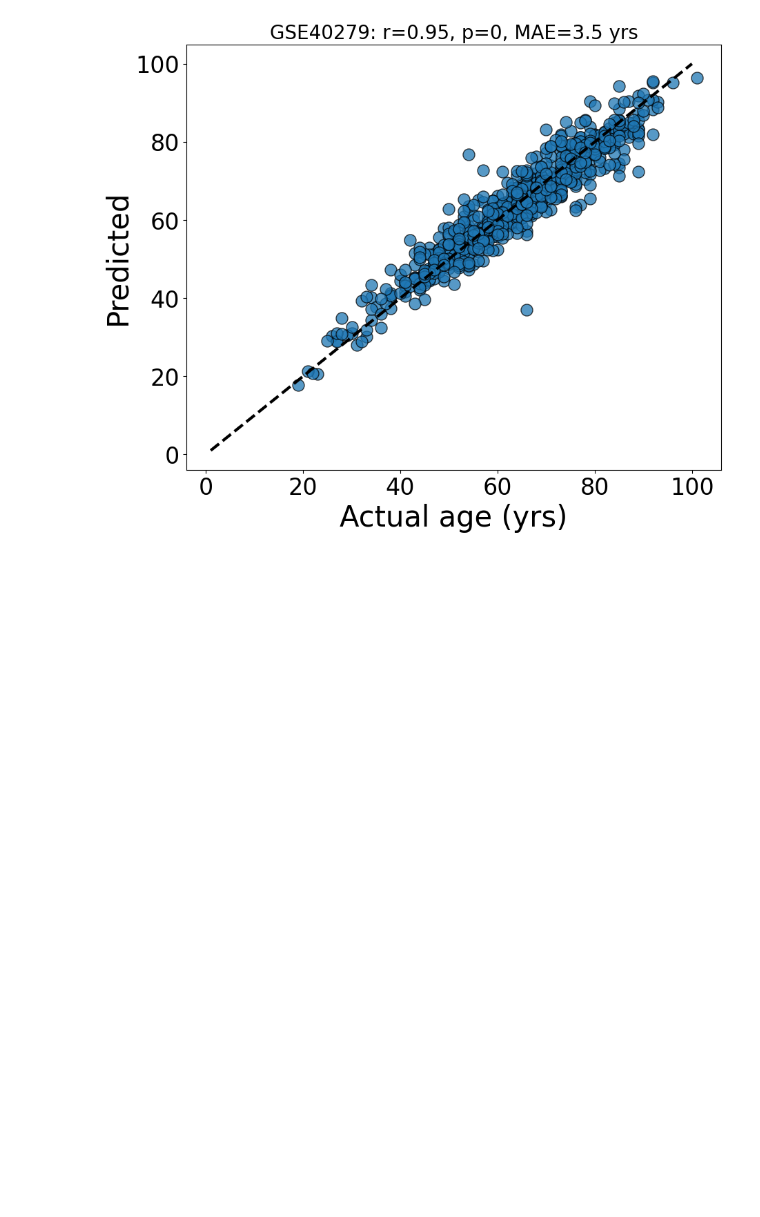
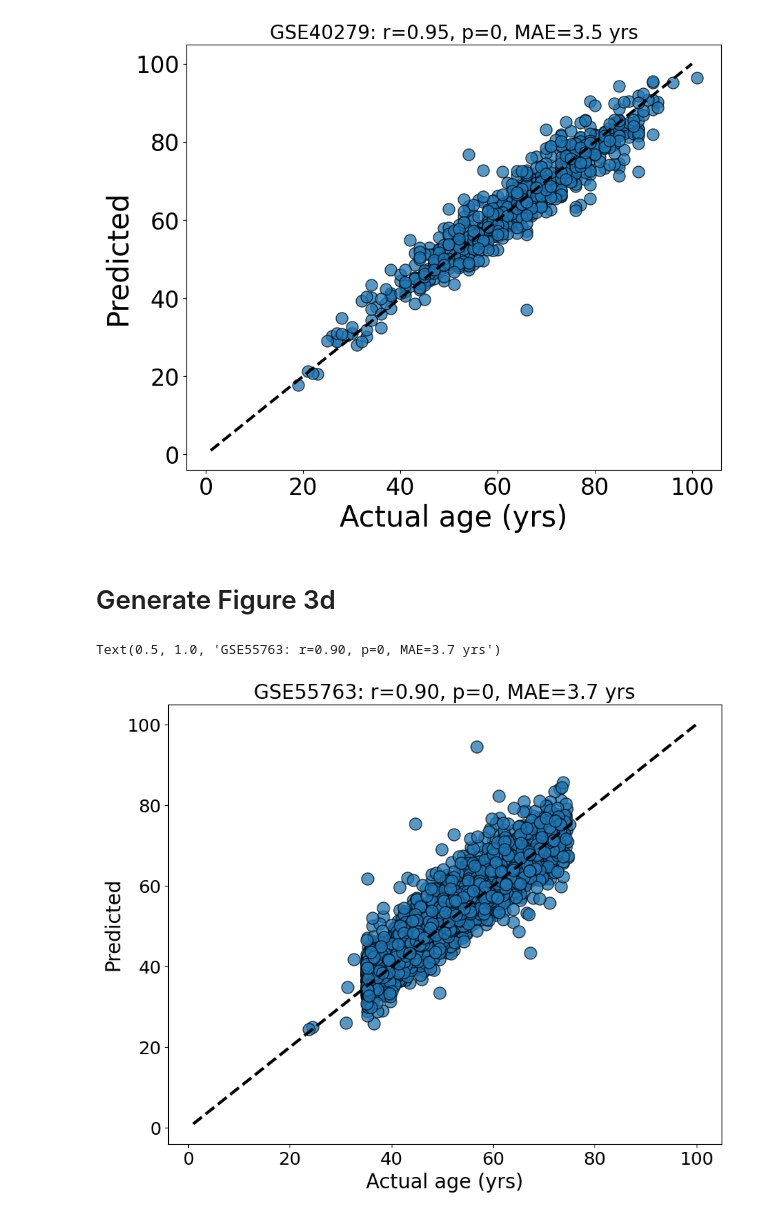
Before and after one commit to SkinnerCM/conboy-laboratory, a Jupyter notebook: dnam-clocks/mFSS-clock/notebooks/Generate figures/Generate Figure 3.ipynb, the cells around one changed output. Saved outputs shown, nothing was run; the diff lists cells and outputs as text; code cells hidden in the pictures; blank space fills up the shorter version.

Commit message:
update 'Generate Figure 3' notebook

```diff
--- a/dnam-clocks/mFSS-clock/notebooks/Generate figures/Generate Figure 3.ipynb
+++ b/dnam-clocks/mFSS-clock/notebooks/Generate figures/Generate Figure 3.ipynb
@@ -131,25 +131,29 @@ plt.title('{}: r={:.2f}, p={:.1g}, MAE={:.1f} yrs'.format(hannum_meta.series_id[
 # %% [output]
 Text(0.5, 1.0, 'GSE40279: r=0.95, p=0, MAE=3.5 yrs')
 [figure]
+# %% [markdown]
+# Generate Figure 3d
 # %%
-lehne_preds = fsw_model.predict(lehne[age_corr_mfss_selection])
+lehne_preds = age_corr_mfss_model.predict(lehne[age_corr_mfss_selection])
 
 regression = stats.linregress(lehne_meta.age, lehne_preds)
 slope, intercept, rvalue, pvalue, stderr = regression
 
 mae = metrics.mean_absolute_error(lehne_meta.age, lehne_preds)
 
 plt.figure(figsize=(10, 8))
 # Create a scatter plot of the transformed data
 sns.scatterplot(x=lehne_meta.age, y=lehne_preds, alpha=0.75, s=150, edgecolor="k")
 # sns.regplot(x=lehne_meta.age, y=train_preds, scatter=False,color="black", line_kws={"linestyle": "--"})
 vals = np.linspace(1,100,100)
 sns.lineplot(x=vals, y=vals,linewidth=3, color='k',linestyle='--')
 plt.xlabel('Actual age (yrs)',fontsize=20)
 plt.ylabel('Predicted',fontsize=20)
 
 plt.xticks(fontsize=18)
 plt.yticks(fontsize=18)
 
 plt.title('{}: r={:.2f}, p={:.1g}, MAE={:.1f} yrs'.format(lehne_meta.series_id[0], rvalue, pvalue, mae),fontsize=20)
-# plt.savefig('FSWclock/Supp Fig 5/Art coherent validation by age correlation', dpi=300)
+# %% [output]
+Text(0.5, 1.0, 'GSE55763: r=0.90, p=0, MAE=3.7 yrs')
+[figure, added]
```
